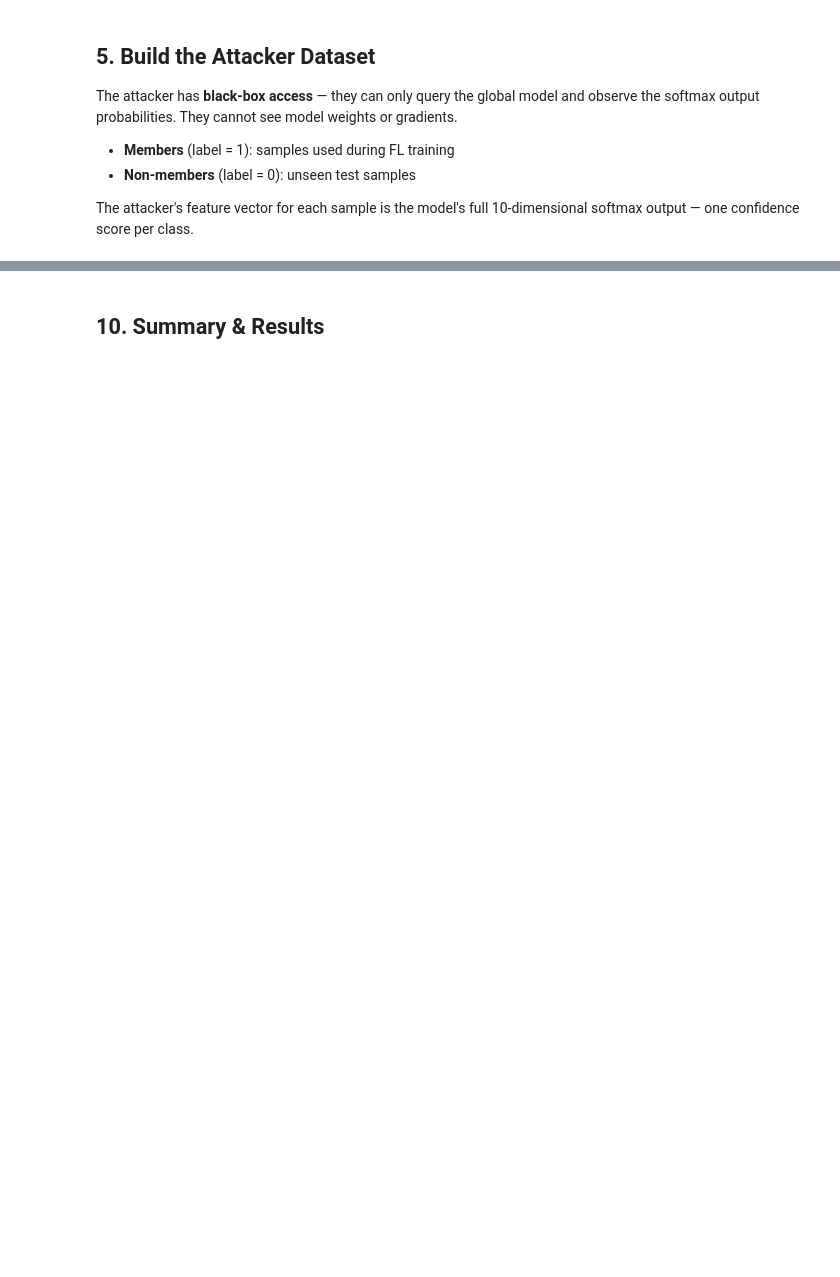
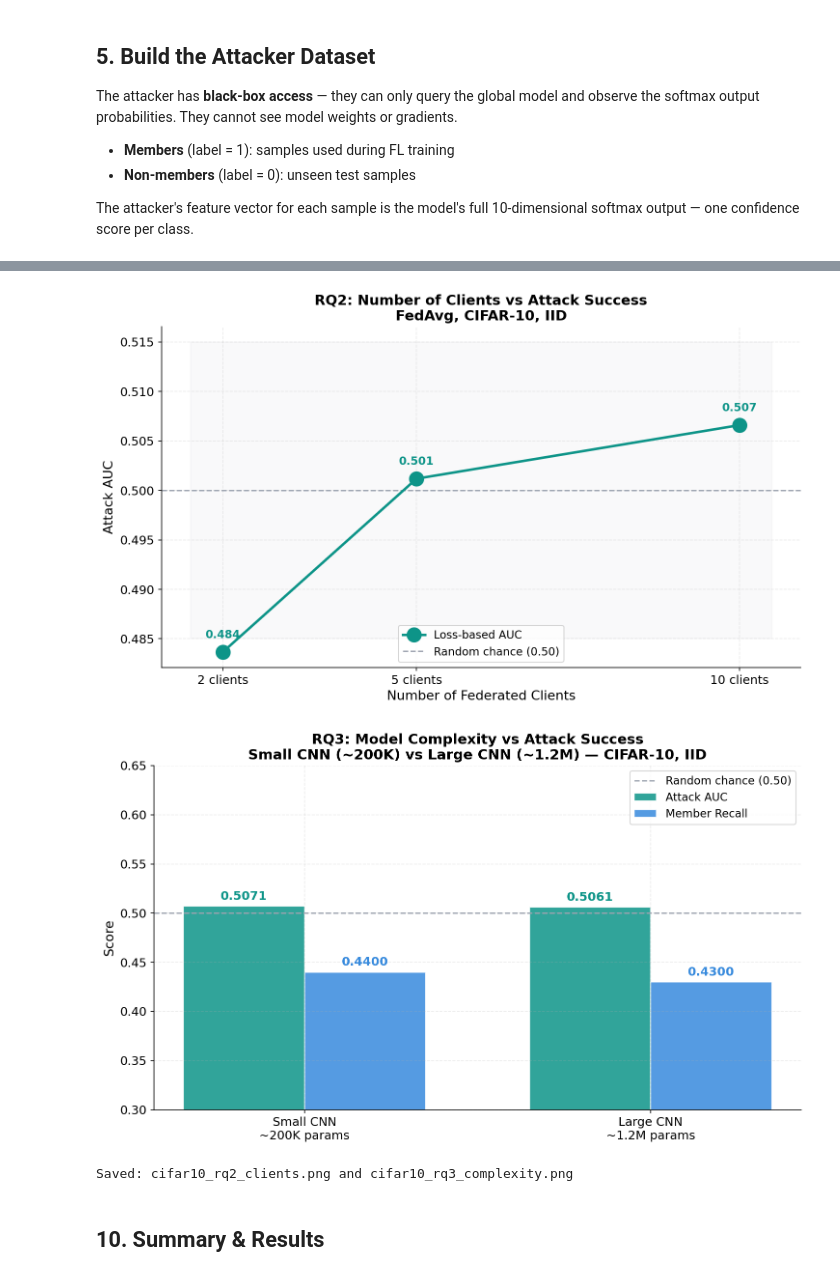
Before and after one commit to Abdak-Yussuf/black-box-mia-federated-learning, a Jupyter notebook: notebooks/01_cifar10_experiments.ipynb, the cells around one changed output, grey strips where cells are left out. Drawn from its saved outputs; the diff is of its cells as text; code cells hidden in the pictures; blank space fills up the shorter version.

```diff
--- a/notebooks/01_cifar10_experiments.ipynb
+++ b/notebooks/01_cifar10_experiments.ipynb
@@ -158,15 +159,10 @@ def train_attack_model(X, y, test_size=0.3, seed=42):
 
     y_pred      = attacker.predict(X_te)
     y_pred_prob = attacker.predict_proba(X_te)[:, 1]
-    fpr, tpr, _ = roc_curve(y_te, y_pred_prob)
 
     return attacker, {
-        'accuracy'  : accuracy_score(y_te, y_pred),
-        'precision' : precision_score(y_te, y_pred),
-        'recall'    : recall_score(y_te, y_pred),
-        'auc'       : roc_auc_score(y_te, y_pred_prob),
-        'fpr'       : fpr,
-        'tpr'       : tpr,
+        'recall' : recall_score(y_te, y_pred, zero_division=0),
+        'auc'    : roc_auc_score(y_te, y_pred_prob),
     }, (X_te, y_te)
 
 
@@ -603,3 +508,67 @@ plt.show()
+# %%
+# ── Figure 4: RQ2 Connected dot plot — clients vs AUC ────────────────────────
+nc_list  = client_counts
+auc_list = [rq2_results[nc]['auc'] for nc in nc_list]
+
+fig, ax = plt.subplots(figsize=(10, 6))
+ax.plot(nc_list, auc_list, 'o-', color=TEAL, linewidth=2.5,
+        markersize=14, label='Loss-based AUC', zorder=3)
+for x, y in zip(nc_list, auc_list):
+    ax.annotate(f'{y:.3f}', (x, y), textcoords='offset points',
+                xytext=(0, 14), ha='center', fontsize=11,
+                fontweight='bold', color=TEAL)
+ax.axhline(0.50, **RANDOM_LINE)
+ax.fill_between([min(nc_list)-0.5, max(nc_list)+0.5],
+                0.485, 0.515, alpha=0.06, color='#9CA3AF')
+ax.set_xlabel('Number of Federated Clients', fontsize=13)
+ax.set_ylabel('Attack AUC', fontsize=13)
+ax.set_title('RQ2: Number of Clients vs Attack Success\nFedAvg, CIFAR-10, IID',
+             fontsize=14, fontweight='bold')
+ax.set_xticks(nc_list)
+ax.set_xticklabels([f'{c} clients' for c in nc_list], fontsize=12)
+ax.legend(fontsize=11)
+plt.tight_layout()
+plt.savefig(os.path.join(OUTPUT_DIR, 'cifar10_rq2_clients.png'), dpi=150, bbox_inches='tight')
+plt.show()
+
+# ── Figure 5: RQ3 Grouped bar chart ──────────────────────────────────────────
+model_keys   = list(rq3_results.keys())
+auc_vals3    = [rq3_results[c]['auc']    for c in model_keys]
+rec_vals3    = [rq3_results[c]['recall'] for c in model_keys]
+model_labels = ['Small CNN\n~200K params' if c == 'small' else 'Large CNN\n~1.2M params'
+                for c in model_keys]
+
+x3 = np.arange(len(model_keys))
+w  = 0.35
+fig, ax = plt.subplots(figsize=(10, 6))
+b1 = ax.bar(x3 - w/2, auc_vals3, w, color=TEAL, alpha=0.85,
+            label='Attack AUC', edgecolor='white')
+b2 = ax.bar(x3 + w/2, rec_vals3, w, color=BLUE, alpha=0.85,
+            label='Member Recall', edgecolor='white')
+for bar, v in zip(b1, auc_vals3):
+    ax.text(bar.get_x() + bar.get_width()/2, v + 0.004,
+            f'{v:.4f}', ha='center', va='bottom', fontsize=12,
+            fontweight='bold', color=TEAL)
+for bar, v in zip(b2, rec_vals3):
+    ax.text(bar.get_x() + bar.get_width()/2, v + 0.004,
+            f'{v:.4f}', ha='center', va='bottom', fontsize=12,
+            fontweight='bold', color=BLUE)
+ax.axhline(0.50, **RANDOM_LINE)
+ax.set_xticks(x3)
+ax.set_xticklabels(model_labels, fontsize=12)
+ax.set_ylabel('Score', fontsize=13)
+ax.set_title('RQ3: Model Complexity vs Attack Success\nSmall CNN (~200K) vs Large CNN (~1.2M) — CIFAR-10, IID',
+             fontsize=14, fontweight='bold')
+ax.set_ylim(0.30, 0.65)
+ax.legend(fontsize=11)
+plt.tight_layout()
+plt.savefig(os.path.join(OUTPUT_DIR, 'cifar10_rq3_complexity.png'), dpi=150, bbox_inches='tight')
+plt.show()
+print("Saved: cifar10_rq2_clients.png and cifar10_rq3_complexity.png")
+# %% [output]
+[figure, added]
+[figure, added]
+Saved: cifar10_rq2_clients.png and cifar10_rq3_complexity.png
 # %% [markdown]
 ## 10. Summary & Results
 # %%
```
Also changed, not shown: parts of 21 cells of this notebook, 24 other files.
